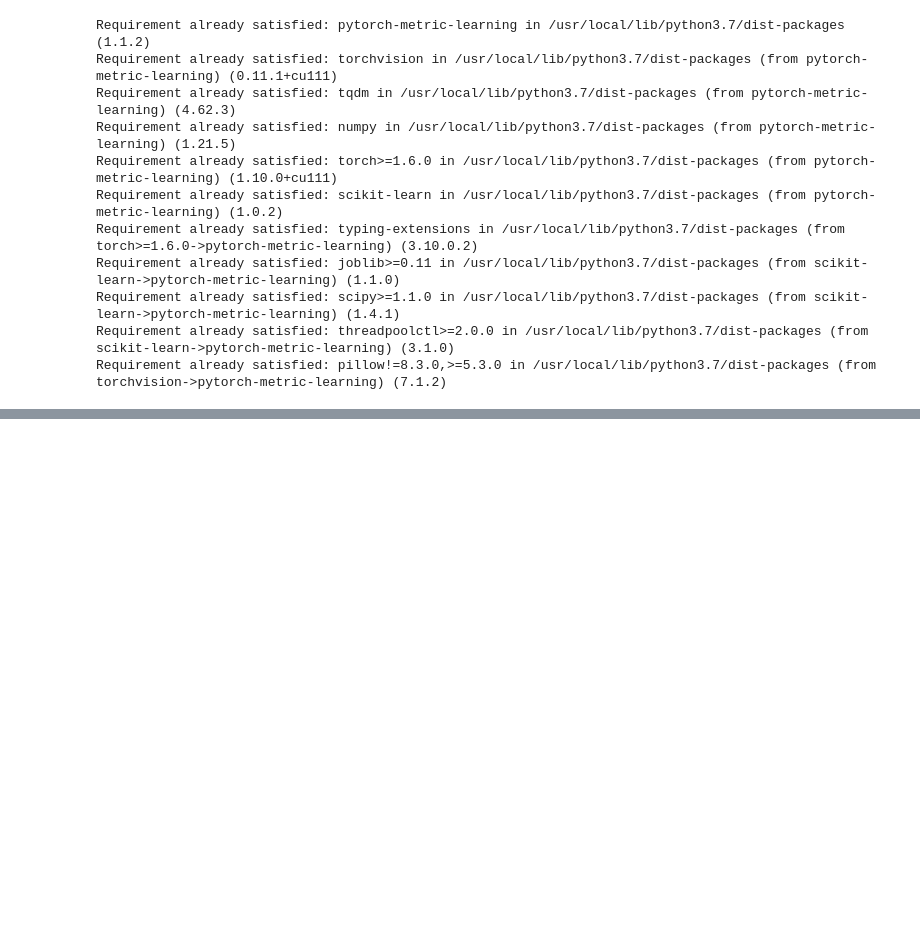
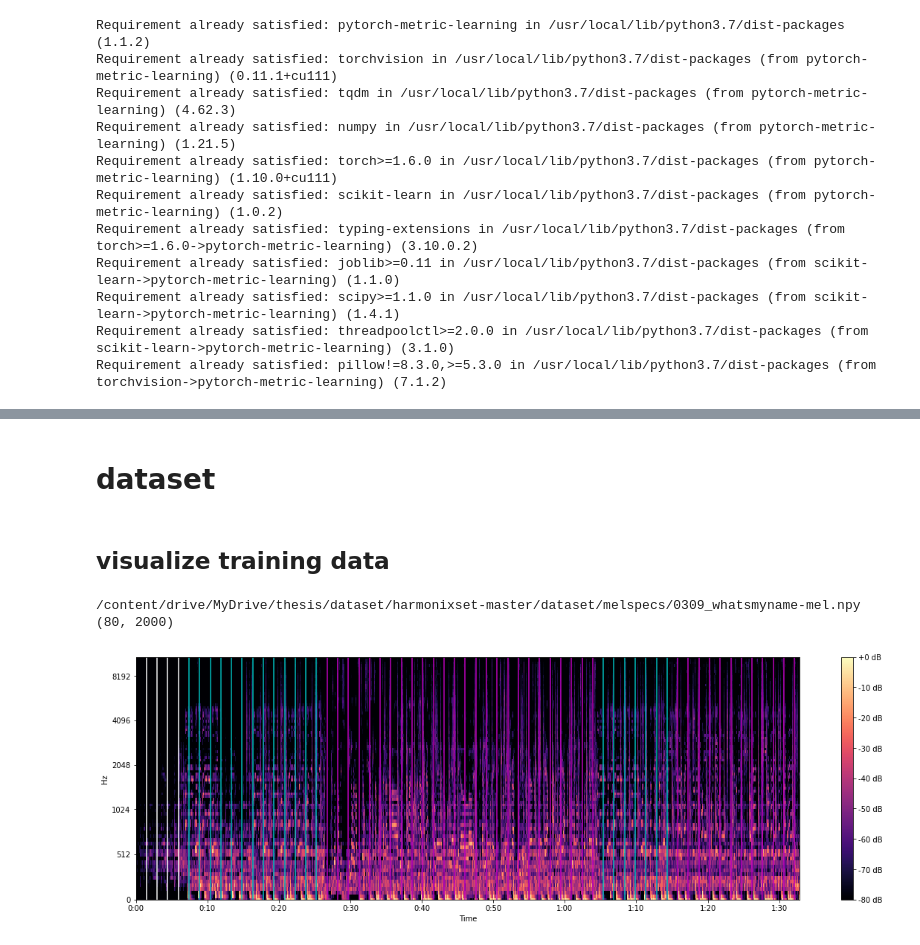
Before and after one commit to stg1205/online-music-structure-segmentation, a Jupyter notebook: my_mss.ipynb, the cells around one changed output, grey strips where cells are left out. Drawn from its saved outputs; the diff is of its cells as text; code cells hidden in the pictures; blank space fills up the shorter version.

```diff
--- a/my_mss.ipynb
+++ b/my_mss.ipynb
@@ -44,3 +55,5 @@ for d in dirs:
   f_list = os.listdir(exp_p)
   if len(f_list) < 3:
     shutil.rmtree(exp_p)
+# %% [markdown]
+# dataset
@@ -46,0 +68,36 @@ for d in dirs:
+# %% [markdown]
+## visualize training data
+# %%
+sr = 22050
+stft_hop = 1024
+chunk_len = cfg.CHUNK_LEN
+hop_size = cfg.HOP_SIZE
+bin_len = cfg.BIN_TIME_LEN
+
+cut = 2000
+
+dataset = HarmonixDataset()
+dataloader = torch.utils.data.DataLoader(dataset)
+iterator = iter(dataset)
+song, labels = next(iterator)
+song = song[:, :cut]
+labels = labels[:cut]
+print(song.shape)
+#song, labels = song.squeeze(0), labels.squeeze(0)
+times = (bin_len * chunk_len + 2 * np.arange(len(labels)) * hop_size * bin_len) / 2
+
+plt.rcParams['figure.figsize'] = (20, 6)
+spec = librosa.amplitude_to_db(song, ref=np.max)
+img = librosa.display.specshow(spec, x_axis='time', y_axis='mel', sr=sr, hop_length=stft_hop)
+
+color_dict = ('w', 'c', 'm', 'y', 'b', 'g', 'r')
+
+for seg in list(set(labels)):
+  plt.vlines(times[labels == seg], 0, sr/2, color=color_dict[seg])
+
+plt.colorbar(format="%+2.f dB")
+plt.show()
+# %% [output]
+/content/drive/MyDrive/thesis/dataset/harmonixset-master/dataset/melspecs/0309_whatsmyname-mel.npy
+(80, 2000)
+[figure, added]
```
Also changed, not shown: parts of 4 cells of this notebook, 4 other files.
